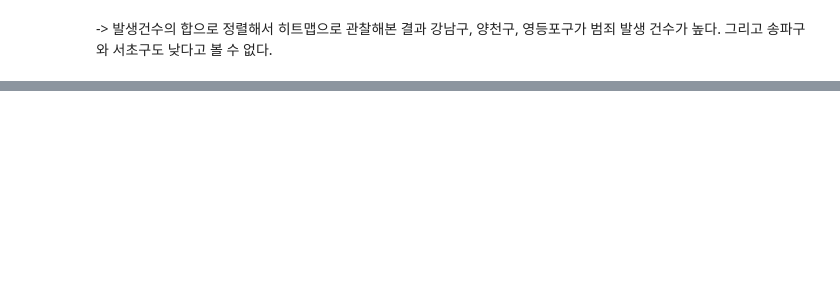
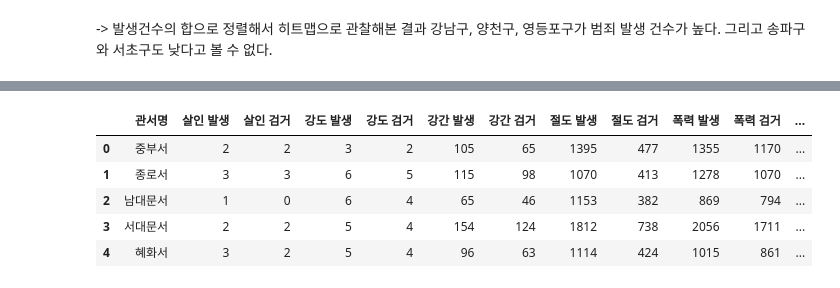
Before and after one commit to 01chic/01.Crime, a Jupyter notebook: 서울시 구별 범죄현황 분석 2015.ipynb, the cells around one changed output, grey strips where cells are left out. Drawn from its saved outputs; the diff is of its cells as text; code cells hidden in the pictures; blank space fills up the shorter version.

```diff
--- a/서울시 구별 범죄현황 분석 2015.ipynb
+++ b/서울시 구별 범죄현황 분석 2015.ipynb
@@ -226,0 +494,17 @@ crime2_norm.to_csv('crime_final.csv', sep=',', encoding='utf-8')
+# %%
+crime2_raw['lat'] = station_lat
+crime2_raw['lng'] = station_lng
+
+col = ['살인 검거', '강도 검거', '강간 검거', '절도 검거', '폭력 검거']
+tmp = crime2_raw[col] / crime2_raw[col].max()
+
+crime2_raw['검거'] = np.sum(tmp, axis=1)
+
+crime2_raw.head()
+# %% [output]
+|  | 관서명 | 살인 발생 | 살인 검거 | 강도 발생 | 강도 검거 | 강간 발생 | 강간 검거 | 절도 발생 | 절도 검거 | 폭력 발생 | 폭력 검거 | ... |
+| 0 | 중부서 | 2 | 2 | 3 | 2 | 105 | 65 | 1395 | 477 | 1355 | 1170 | ... |
+| 1 | 종로서 | 3 | 3 | 6 | 5 | 115 | 98 | 1070 | 413 | 1278 | 1070 | ... |
+| 2 | 남대문서 | 1 | 0 | 6 | 4 | 65 | 46 | 1153 | 382 | 869 | 794 | ... |
+| 3 | 서대문서 | 2 | 2 | 5 | 4 | 154 | 124 | 1812 | 738 | 2056 | 1711 | ... |
+| 4 | 혜화서 | 3 | 2 | 5 | 4 | 96 | 63 | 1114 | 424 | 1015 | 861 | ... |
```
Also changed, not shown: parts of 29 cells of this notebook.
